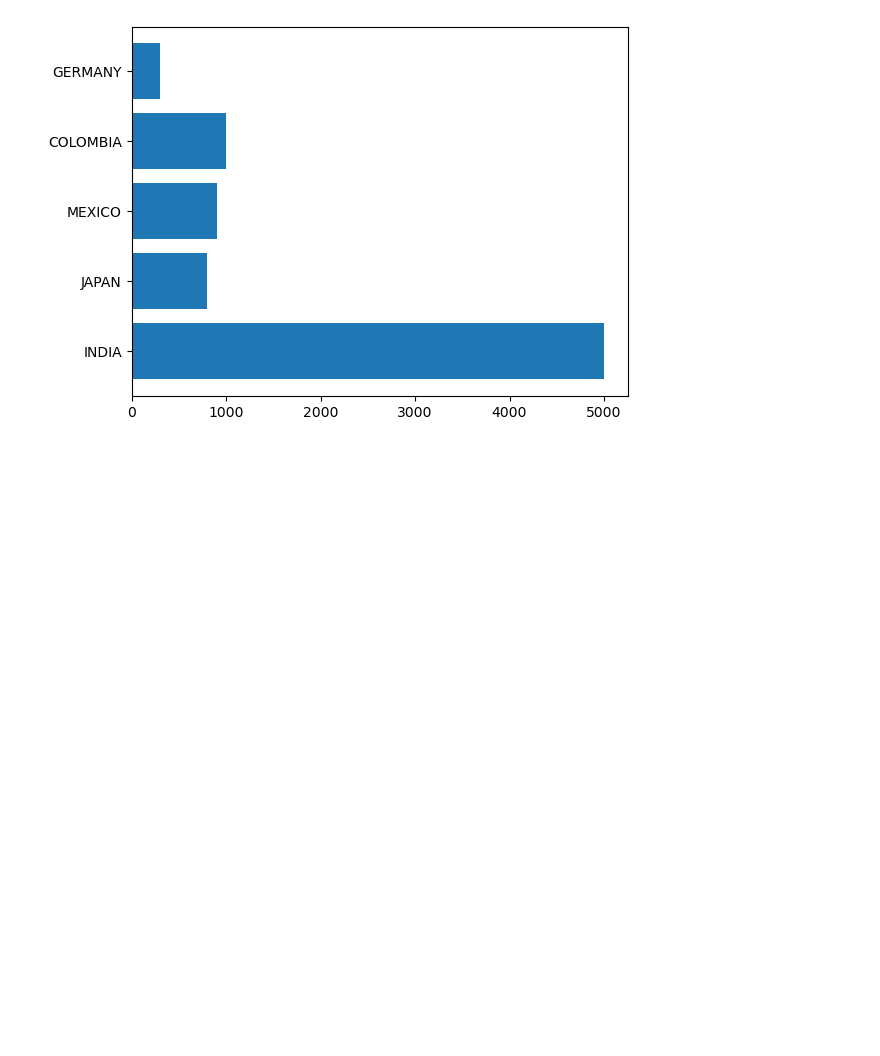
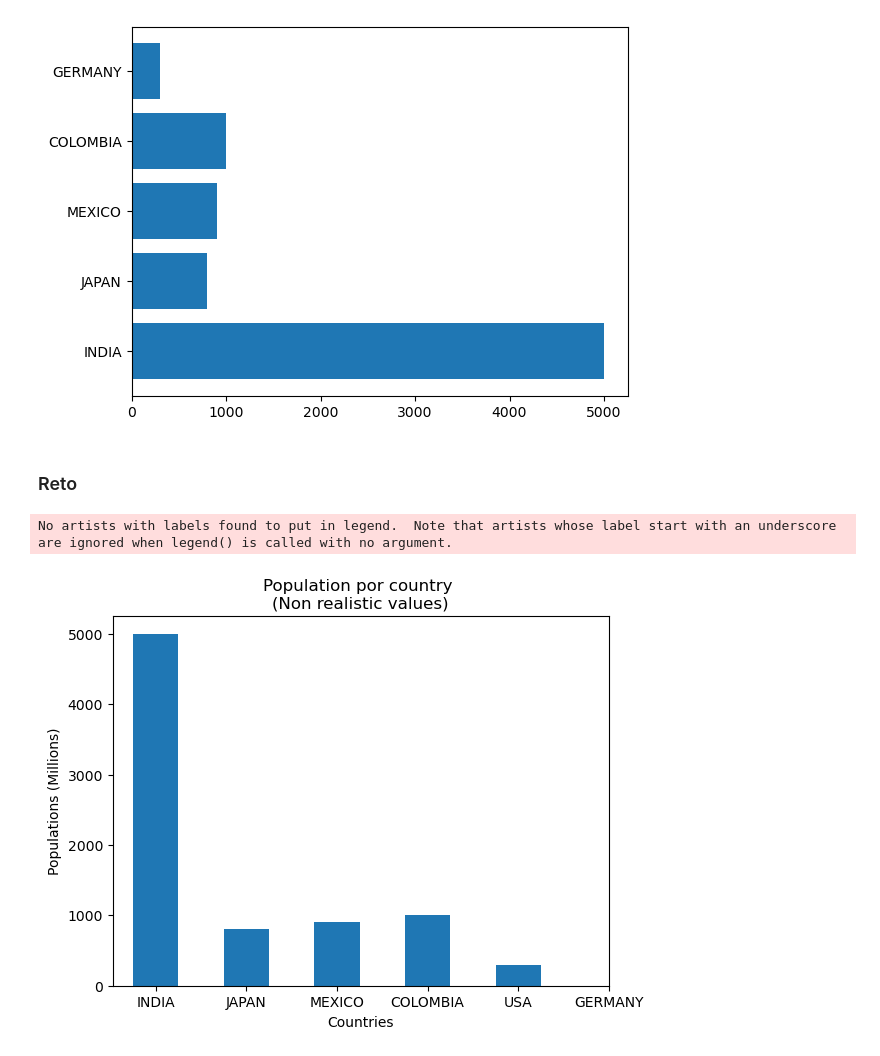
Before and after one commit to lillithbd/-VisualizacionDeDatosConMatplotlibYSeaborn, a Jupyter notebook: BarPlot.ipynb, the cells around one changed output. Drawn from its saved outputs; the diff is of its cells as text; code cells hidden in the pictures; blank space fills up the shorter version.

Commit message:
BarPlot

```diff
--- a/BarPlot.ipynb
+++ b/BarPlot.ipynb
@@ -37,3 +37,16 @@ plt.barh(countries,population)
 plt.show()
 # %% [output]
 [figure]
+# %% [markdown]
+### Reto
+# %%
+plt.bar(countries, population, width=0.5)
+plt.title('Population por country \n(Non realistic values)')
+plt.ylabel('Populations (Millions)')
+plt.xlabel('Countries')
+plt.xticks(np.arange(6), ('INDIA','JAPAN', 'MEXICO', 'COLOMBIA', 'USA', 'GERMANY'))
+plt.legend(frameon=False)
+plt.show()
+# %% [output]
+No artists with labels found to put in legend.  Note that artists whose label start with an underscore are ignored when legend() is called with no argument.
+[figure, added]
```
